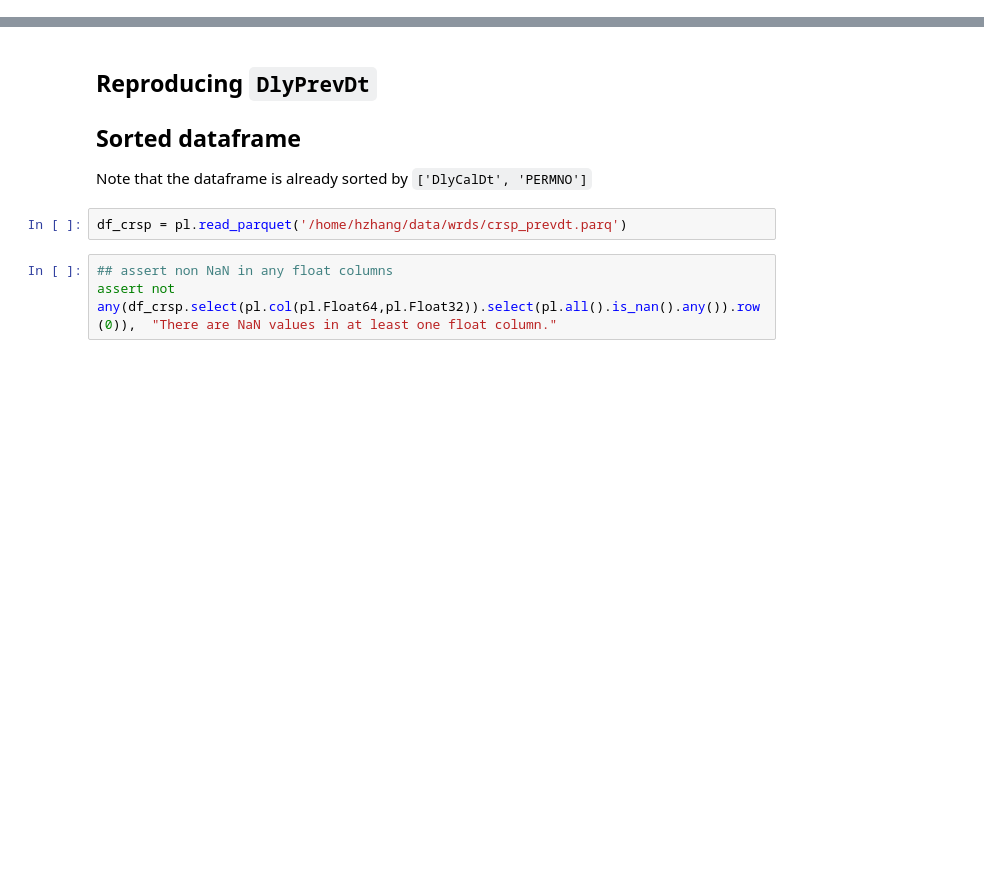
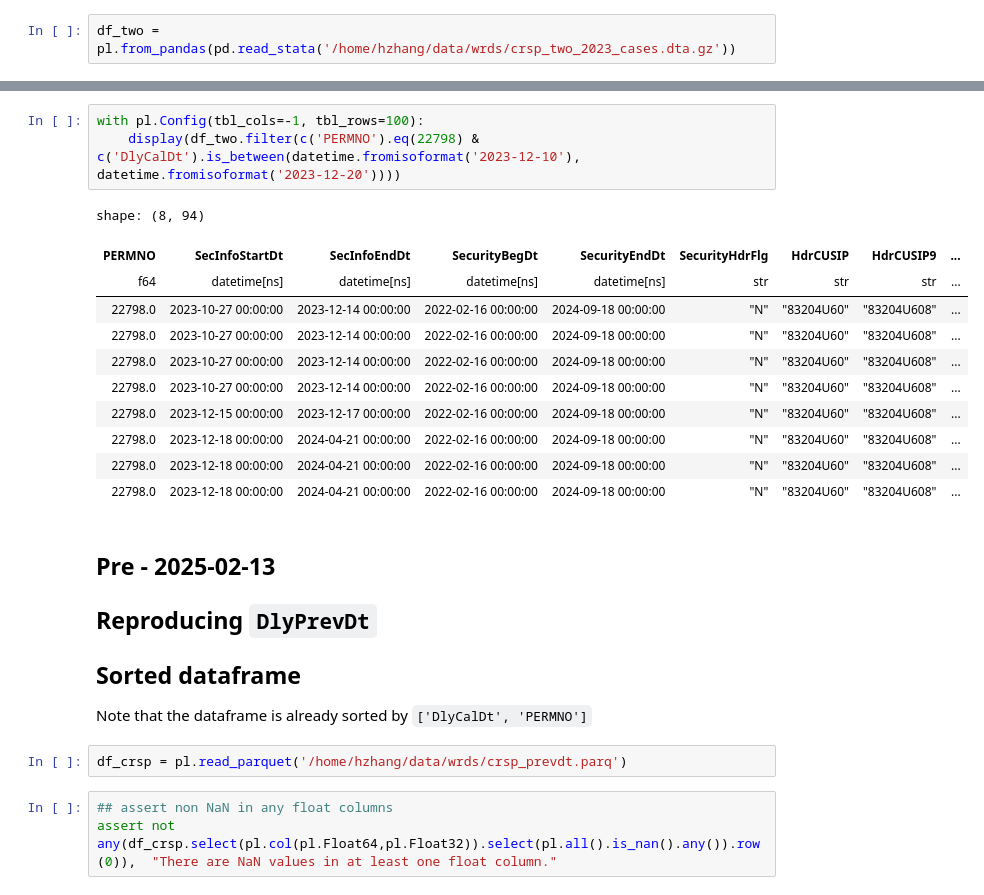
Before and after one commit to gnahz04/itsy, a Jupyter notebook: crsp_prevdt.ipynb, the cells around one changed output, grey strips where cells are left out. Cells and saved outputs as stored; diff of their text form; blank space fills up the shorter version.

Commit message:
crsp_prevdt

```diff
--- a/crsp_prevdt.ipynb
+++ b/crsp_prevdt.ipynb
@@ -4,0 +13,2 @@ from datetime import datetime
+# %%
+df_two = pl.from_pandas(pd.read_stata('/home/hzhang/data/wrds/crsp_two_2023_cases.dta.gz'))
@@ -5,4 +24,20 @@ from datetime import datetime
+# %%
+with pl.Config(tbl_cols=-1, tbl_rows=100):
+    display(df_two.filter(c('PERMNO').eq(22798) & c('DlyCalDt').is_between(datetime.fromisoformat('2023-12-10'), datetime.fromisoformat('2023-12-20'))))
+# %% [output]
+shape: (8, 94)
+| PERMNO | SecInfoStartDt | SecInfoEndDt | SecurityBegDt | SecurityEndDt | SecurityHdrFlg | HdrCUSIP | HdrCUSIP9 | ... |
+| f64 | datetime[ns] | datetime[ns] | datetime[ns] | datetime[ns] | str | str | str | ... |
+| 22798.0 | 2023-10-27 00:00:00 | 2023-12-14 00:00:00 | 2022-02-16 00:00:00 | 2024-09-18 00:00:00 | "N" | "83204U60" | "83204U608" | ... |
+| 22798.0 | 2023-10-27 00:00:00 | 2023-12-14 00:00:00 | 2022-02-16 00:00:00 | 2024-09-18 00:00:00 | "N" | "83204U60" | "83204U608" | ... |
+| 22798.0 | 2023-10-27 00:00:00 | 2023-12-14 00:00:00 | 2022-02-16 00:00:00 | 2024-09-18 00:00:00 | "N" | "83204U60" | "83204U608" | ... |
+| 22798.0 | 2023-10-27 00:00:00 | 2023-12-14 00:00:00 | 2022-02-16 00:00:00 | 2024-09-18 00:00:00 | "N" | "83204U60" | "83204U608" | ... |
+| 22798.0 | 2023-12-15 00:00:00 | 2023-12-17 00:00:00 | 2022-02-16 00:00:00 | 2024-09-18 00:00:00 | "N" | "83204U60" | "83204U608" | ... |
+| 22798.0 | 2023-12-18 00:00:00 | 2024-04-21 00:00:00 | 2022-02-16 00:00:00 | 2024-09-18 00:00:00 | "N" | "83204U60" | "83204U608" | ... |
+| 22798.0 | 2023-12-18 00:00:00 | 2024-04-21 00:00:00 | 2022-02-16 00:00:00 | 2024-09-18 00:00:00 | "N" | "83204U60" | "83204U608" | ... |
+| 22798.0 | 2023-12-18 00:00:00 | 2024-04-21 00:00:00 | 2022-02-16 00:00:00 | 2024-09-18 00:00:00 | "N" | "83204U60" | "83204U608" | ... |
 # %% [markdown]
+## Pre - 2025-02-13
 ## Reproducing `DlyPrevDt`
 ## Sorted dataframe
 Note that the dataframe is already sorted by `['DlyCalDt', 'PERMNO']`
```
Also changed, not shown: parts of 4 cells of this notebook.
